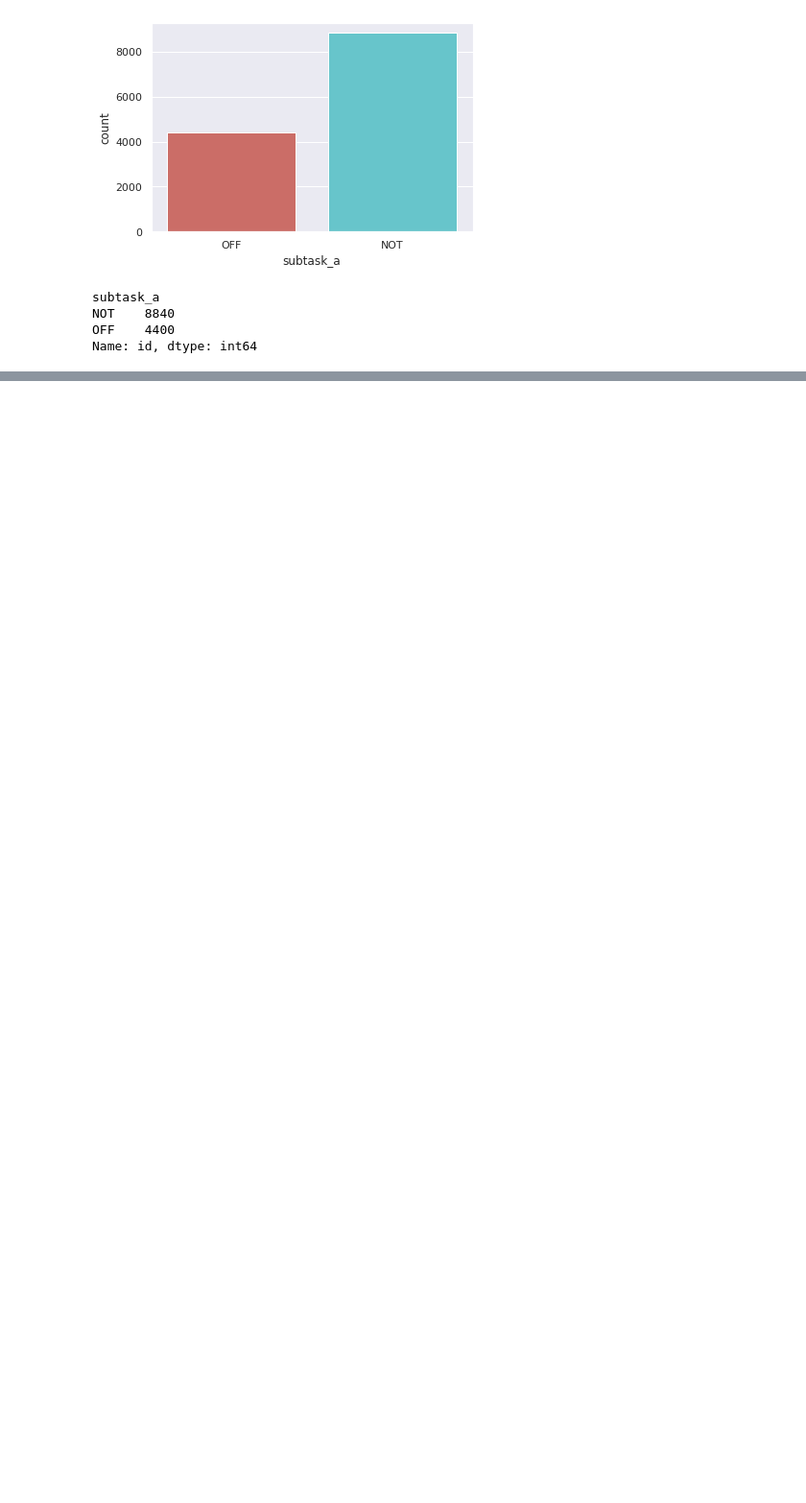
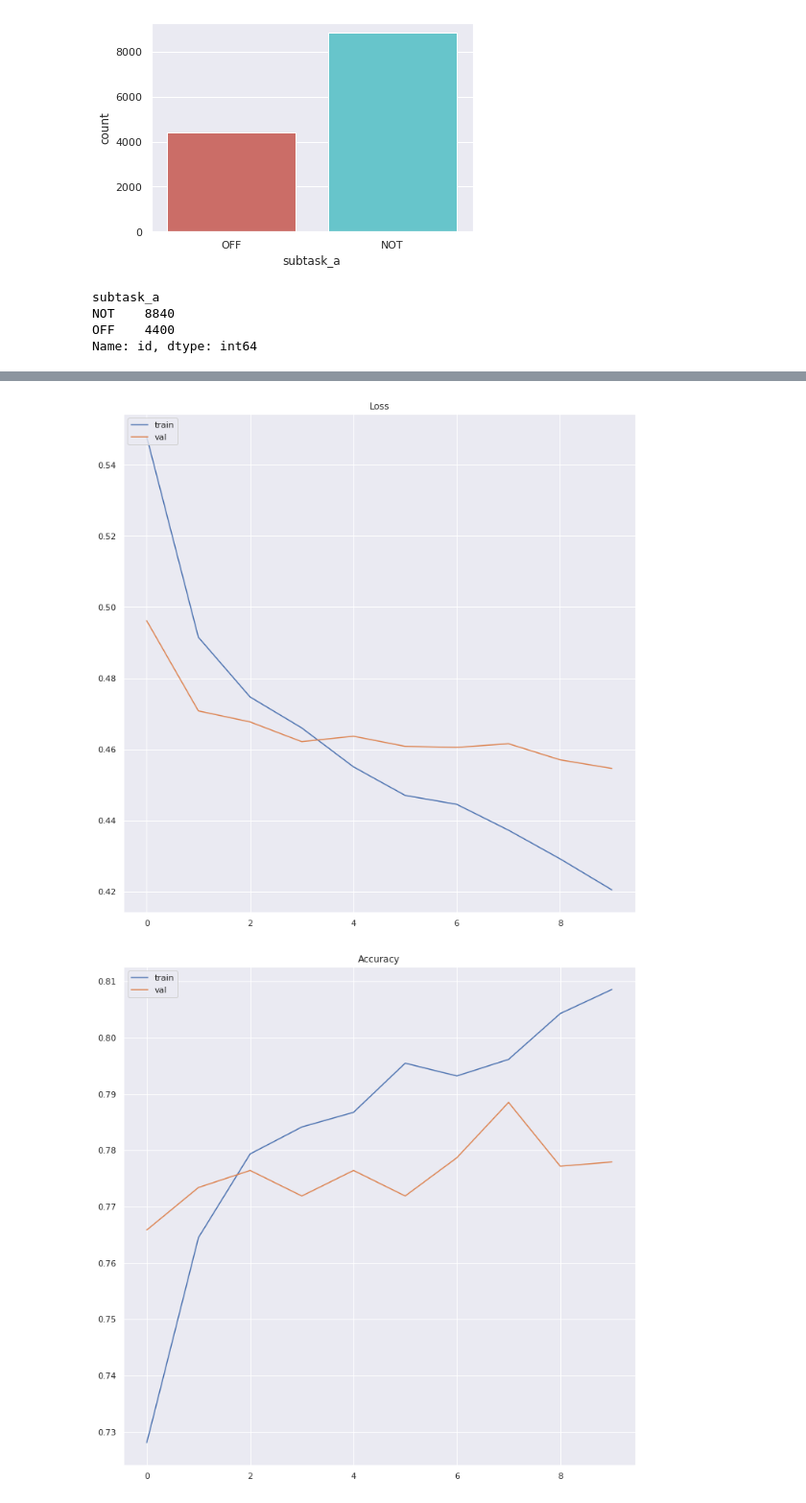
Before and after one commit to piotrjaniszewski1/Offensive-Language-Identification-and-Categorization, a Jupyter notebook: SemEval_2020_Task_12.ipynb, the cells around one changed output, grey strips where cells are left out. Shown at 96% size. Saved outputs shown, nothing was run; the diff lists cells and outputs as text; code cells hidden in the pictures; blank space fills up the shorter version.

```diff
--- a/SemEval_2020_Task_12.ipynb
+++ b/SemEval_2020_Task_12.ipynb
@@ -192,0 +749,8 @@ Name: id, dtype: int64
+# %%
+model = Sequential()
+model.add(embedding_layer)
+model.add(LSTM(100, dropout=0.2, recurrent_dropout=0.2))
+model.add(Dense(1, activation='sigmoid'))
+model.summary()
+
+model.compile(optimizer='adam', loss='binary_crossentropy', metrics=['accuracy'])
@@ -192,0 +772,9 @@ Name: id, dtype: int64
+# %%
+## pretrained embeddings
+model_name = 'lstm_glove'
+
+history = model.fit(X_train, training_y, epochs=10, batch_size=64,
+                    validation_data=(X_valid, validation_y),
+                    callbacks=[get_model_checkpoint('best_' + model_name + '.h5')])
+
+model.save_weights(PATH_TO_DIR + model_name + '.h5')
@@ -192,0 +821,5 @@ Name: id, dtype: int64
+# %%
+plot_history(history)
+# %% [output]
+[figure, added]
+[figure, added]
```
Also changed, not shown: parts of 98 cells of this notebook, 1 other file.
